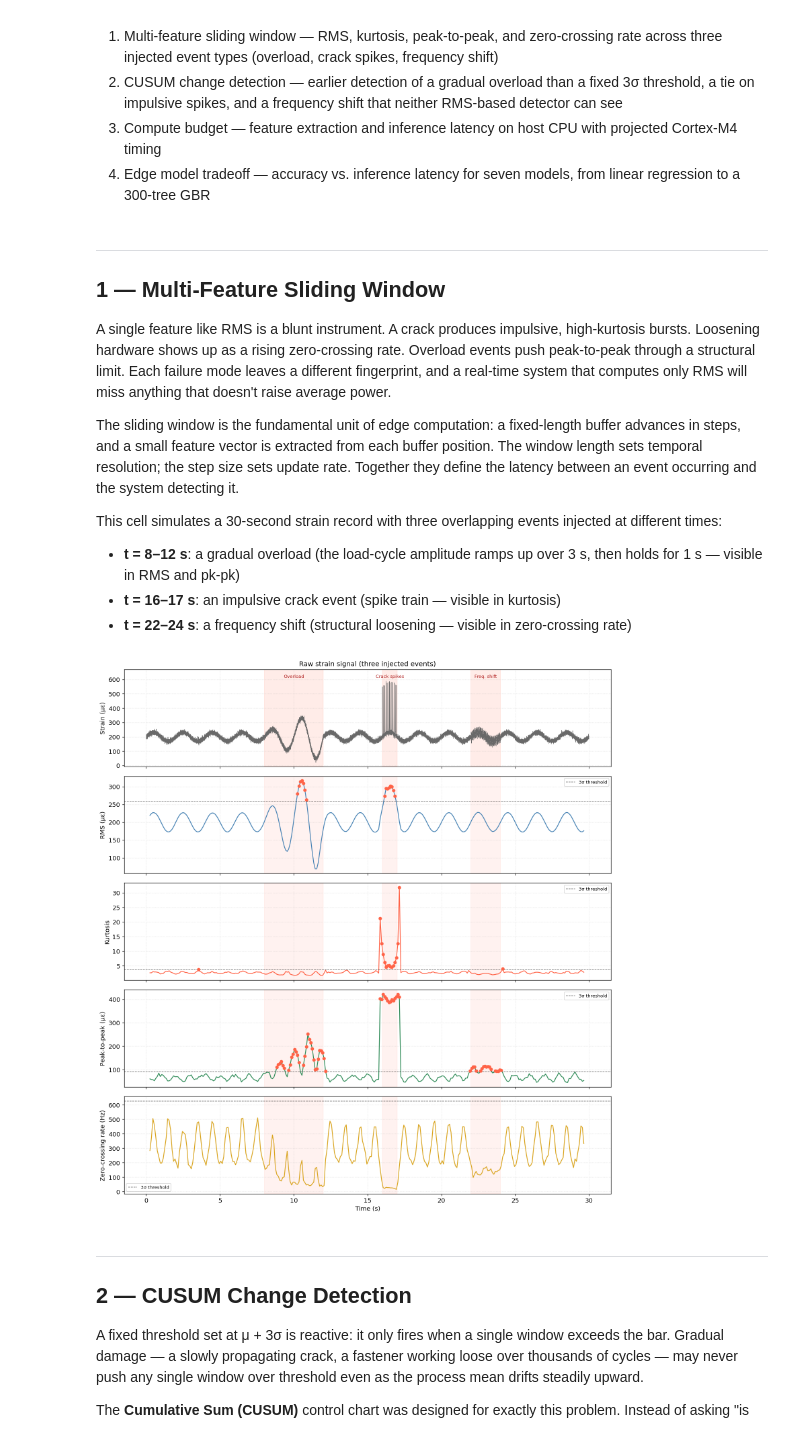
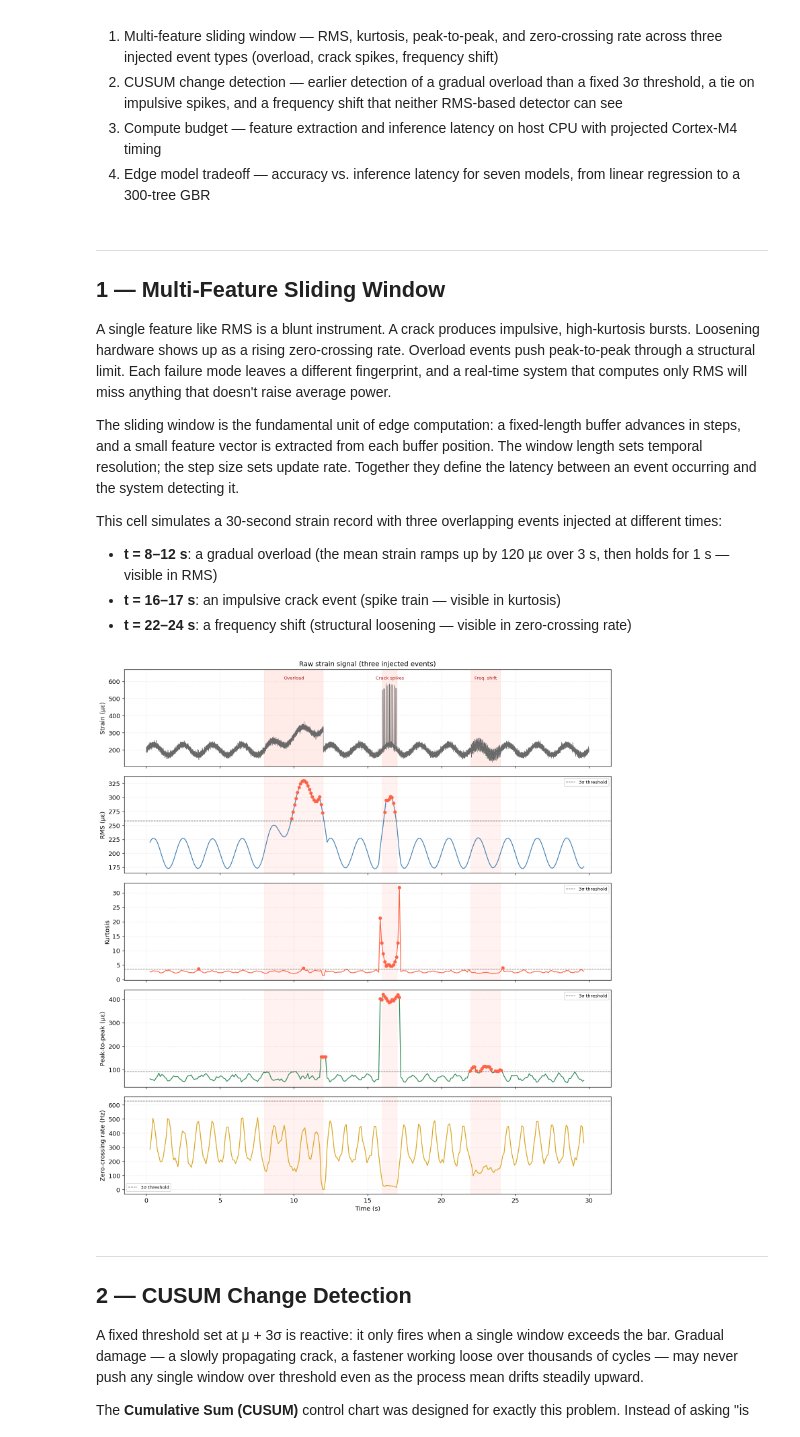
Before and after one commit to mike-bower/modern-strain-gage-technology-notebooks, a Jupyter notebook: notebooks/ch61_real_time_systems.ipynb, the cells around one changed output. Cells and saved outputs as stored; diff of their text form; code cells hidden in the pictures.

```diff
--- a/notebooks/ch61_real_time_systems.ipynb
+++ b/notebooks/ch61_real_time_systems.ipynb
@@ -57,7 +57,7 @@ A single feature like RMS is a blunt instrument. A crack produces impulsive, hig
 The sliding window is the fundamental unit of edge computation: a fixed-length buffer advances in steps, and a small feature vector is extracted from each buffer position. The window length sets temporal resolution; the step size sets update rate. Together they define the latency between an event occurring and the system detecting it.
 
 This cell simulates a 30-second strain record with three overlapping events injected at different times:
-- **t = 8–12 s**: a gradual overload (the load-cycle amplitude ramps up over 3 s, then holds for 1 s — visible in RMS and pk-pk)
+- **t = 8–12 s**: a gradual overload (the mean strain ramps up by 120 µε over 3 s, then holds for 1 s — visible in RMS)
 - **t = 16–17 s**: an impulsive crack event (spike train — visible in kurtosis)
 - **t = 22–24 s**: a frequency shift (structural loosening — visible in zero-crossing rate)
 # %%
@@ -74,13 +74,15 @@ np.random.seed(3)      # fixed seed -> the injected noise (and this figure) is r
 t = np.arange(0, DURATION_S, 1 / FS)
 sig = 200 + 30 * np.sin(2 * np.pi * 0.5 * t) + np.random.normal(0, 8, len(t))
 
-# Event 1: gradual overload, t = 8–12 s (raises RMS and peak-to-peak).
-# The amplitude of the load cycle ramps linearly from 0 to 120 µε over 8–11 s,
-# holds until 12 s, and is then removed -- a slow build-up, not a step.
+# Event 1: gradual overload, t = 8–12 s (raises RMS).
+# The mean strain ramps linearly from 0 to +120 µε over 8–11 s, holds until
+# 12 s, and is then removed -- a slow build-up of load on top of the normal
+# load cycle, not a step. (Scaling the load-cycle amplitude instead would swing
+# the windowed RMS both above and below its baseline, which is not an overload.)
 OVERLOAD_PEAK = 120.0
 m1 = (t >= 8) & (t < 12)
 ramp = np.clip((t - 8.0) / 3.0, 0.0, 1.0) * OVERLOAD_PEAK
-sig[m1] += ramp[m1] * np.sin(2 * np.pi * 0.5 * t[m1])
+sig[m1] += ramp[m1]
 
 # Event 2: impulsive crack spikes, t = 16–17 s (raises kurtosis)
 m2 = (t >= 16) & (t < 17)
@@ -146,34 +148,34 @@ feat_series = [('RMS (µε)', rms_w, thresh['RMS'], 'steelblue'),
 
 fig, axes = plt.subplots(5, 1, figsize=(13, 14), sharex=True)
 
 # Raw signal
 axes[0].plot(t, sig, color='dimgray', lw=0.6)
 for t0, t1, label in events:
     axes[0].axvspan(t0, t1, alpha=0.12, color='tomato')
     # Labels sit above the trace so the spike train cannot overprint them.
     axes[0].text((t0 + t1) / 2, sig.max() * 1.04, label, ha='center', fontsize=8, color='firebrick')
 axes[0].set_ylim(top=sig.max() * 1.14)
 axes[0].set_ylabel('Strain (µε)')
 axes[0].set_title('Raw strain signal (three injected events)')
 axes[0].grid(True, linestyle=':', alpha=0.4)
 
 for ax, (label, vals, thr, color) in zip(axes[1:], feat_series):
     alerts = vals > thr
     ax.plot(t_w, vals, color=color, lw=1.4)
     ax.axhline(thr, color='black', lw=0.9, ls='--', alpha=0.6, label=f'{SIGMA_MULT:.0f}σ threshold')
     ax.scatter(t_w[alerts], vals[alerts], color='tomato', s=25, zorder=5)
     for t0, t1, _ in events:
         ax.axvspan(t0, t1, alpha=0.08, color='tomato')
     ax.set_ylabel(label)
     ax.legend(fontsize=8)
     ax.grid(True, linestyle=':', alpha=0.4)
 
 axes[-1].set_xlabel('Time (s)')
 plt.tight_layout()
 plt.savefig(OUT_DIR / 'fig61_nb1_sliding_window_features.png', bbox_inches='tight', dpi=300)
 plt.show()
 # %% [output]
-[figure, old version]
+[figure, new version]
 # %% [markdown]
 ---
 ## 2 — CUSUM Change Detection
```
Also changed, not shown: parts of 3 cells of this notebook, 5 other files.
